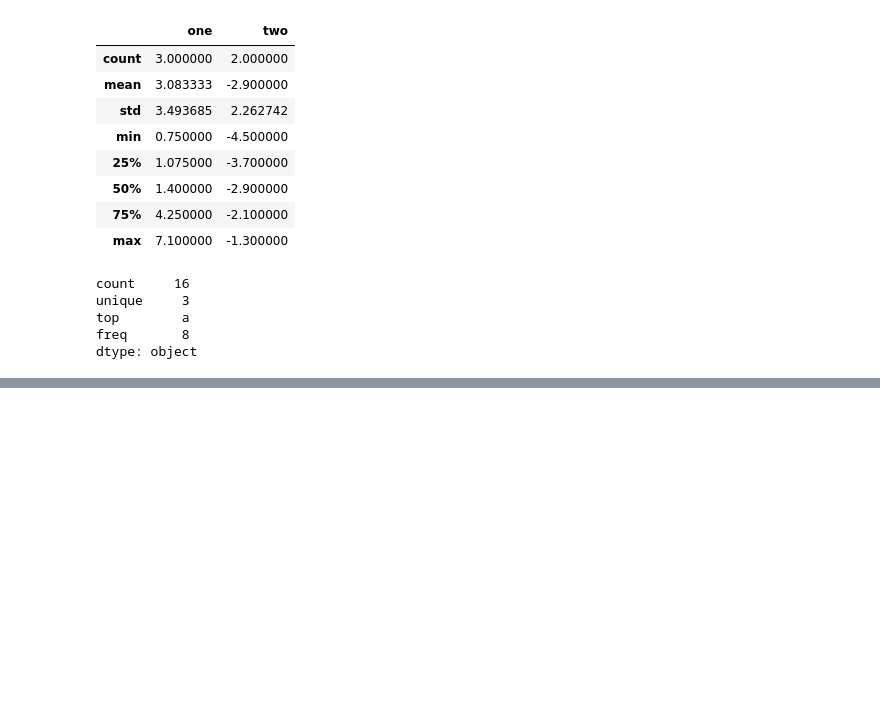
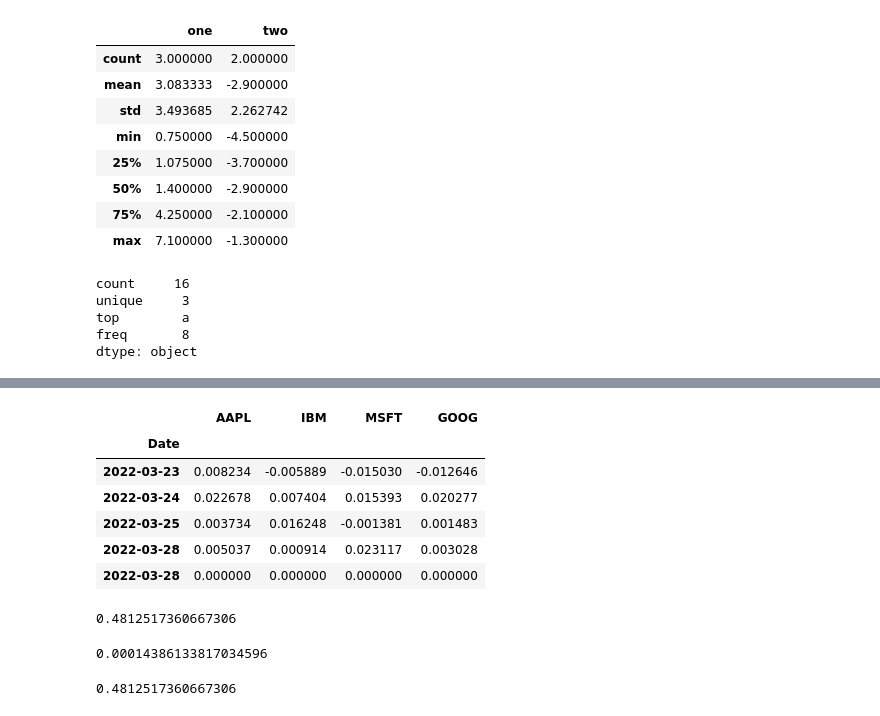
Before and after one commit to AlissaWalker/WesCh5, a Jupyter notebook: Chapter5WorkAlong.ipynb, the cells around one changed output, grey strips where cells are left out. Cells and saved outputs as stored; diff of their text form; code cells hidden in the pictures; blank space fills up the shorter version.

```diff
--- a/Chapter5WorkAlong.ipynb
+++ b/Chapter5WorkAlong.ipynb
@@ -1303,0 +1330,6 @@ dtype: object
+# %%
+all_data = {ticker: web.get_data_yahoo(ticker)
+for ticker in ['AAPL', 'IBM', 'MSFT', 'GOOG']}
+# %%
+price = pd.DataFrame({ticker: data['Adj Close']
+for ticker, data in all_data.items()})
@@ -1303,0 +1339,24 @@ dtype: object
+# %%
+returns = price.pct_change()
+# %%
+returns.tail()
+# %% [output]
+|  | AAPL | IBM | MSFT | GOOG |
+| Date |  |  |  |  |
+| 2022-03-23 | 0.008234 | -0.005889 | -0.015030 | -0.012646 |
+| 2022-03-24 | 0.022678 | 0.007404 | 0.015393 | 0.020277 |
+| 2022-03-25 | 0.003734 | 0.016248 | -0.001381 | 0.001483 |
+| 2022-03-28 | 0.005037 | 0.000914 | 0.023117 | 0.003028 |
+| 2022-03-28 | 0.000000 | 0.000000 | 0.000000 | 0.000000 |
+# %%
+returns['MSFT'].corr(returns['IBM'])
+# %% [output]
+0.4812517360667306
+# %%
+returns['MSFT'].cov(returns['IBM'])
+# %% [output]
+0.00014386133817034596
+# %%
+returns.MSFT.corr(returns.IBM)
+# %% [output]
+0.4812517360667306
```
Also changed, not shown: parts of 24 cells of this notebook.
